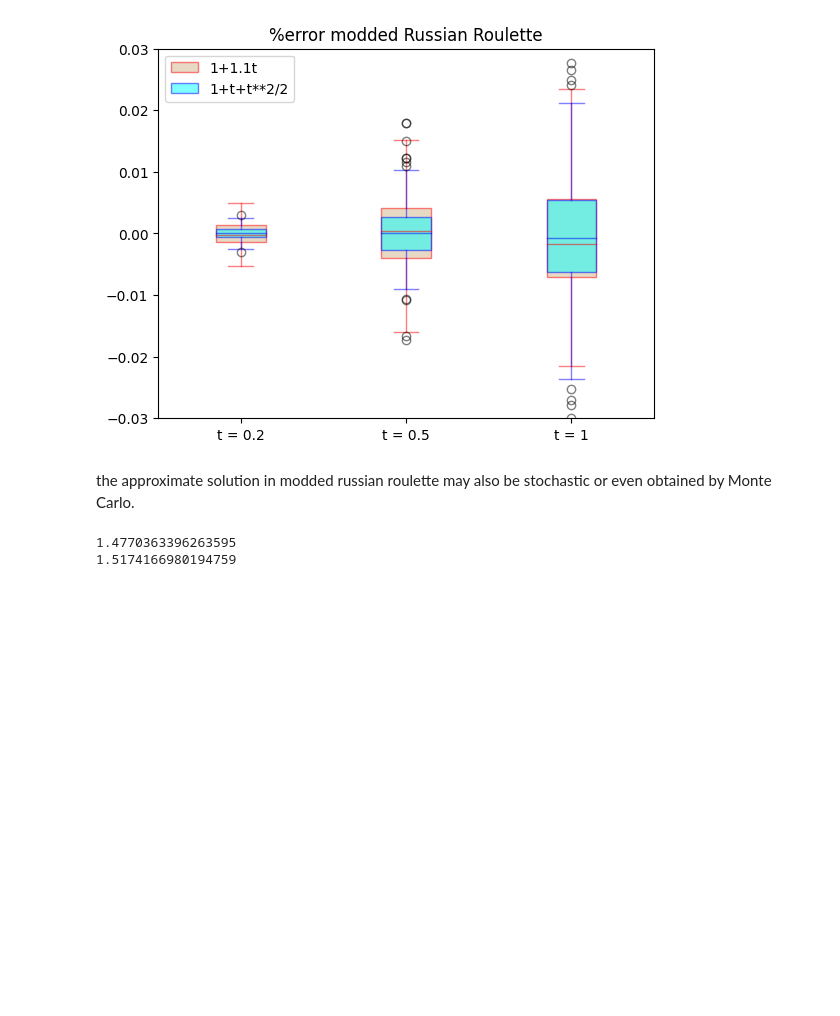
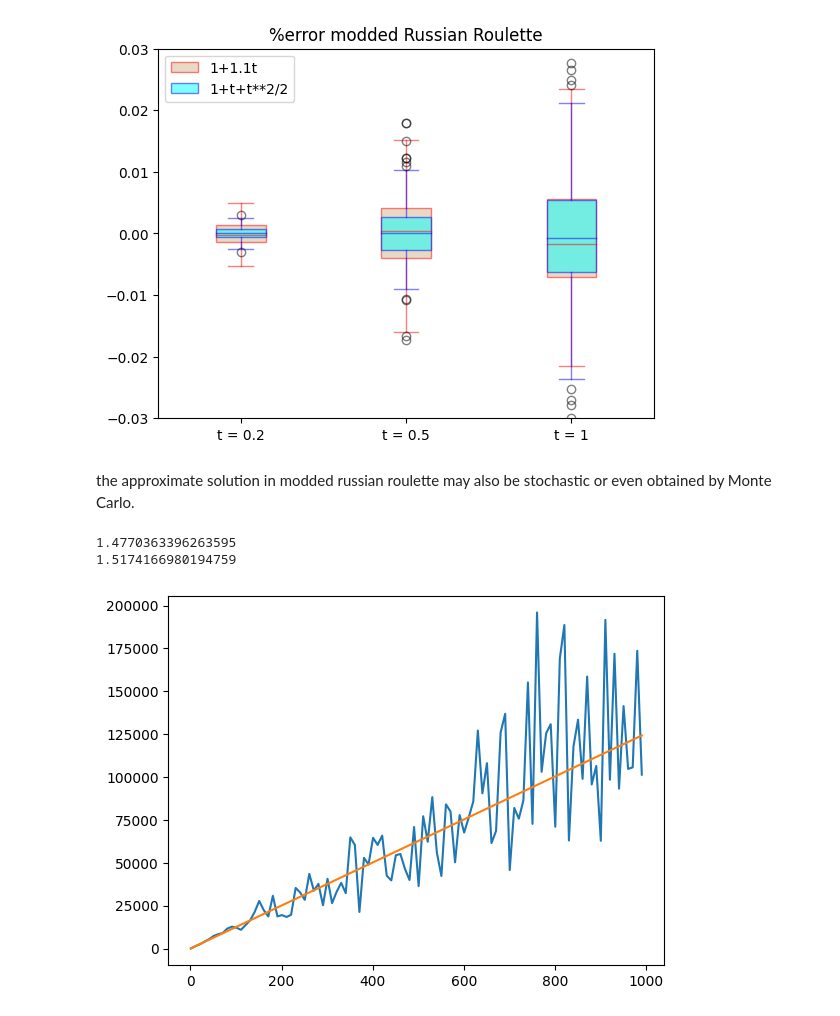
Before and after one commit to ISIPINK/masterthesis_MC_linear_ODEs, a Jupyter notebook: experiments/tests_period_3/russian roulette analysis.ipynb, the cells around one changed output. Drawn from its saved outputs; the diff is of its cells as text; code cells hidden in the pictures; blank space fills up the shorter version.

```diff
--- a/experiments/tests_period_3/russian roulette analysis.ipynb
+++ b/experiments/tests_period_3/russian roulette analysis.ipynb
@@ -97,3 +97,19 @@ print(x2control)
 # %% [output]
 1.4770363396263595
 1.5174166980194759
+# %%
+from random import random as U
+import numpy as np
+import matplotlib.pyplot as plt
+
+def test(l):
+    return l * (np.sin(U() +1 + np.exp(U()))-20 *U()) if U()<1/l else 0
+
+ls = np.arange(1,1000,10)
+vars = [np.var([ test(l) for _ in range(10000)]) for l in ls]
+
+plt.plot(ls,vars)
+plt.plot(ls,ls*(np.average(vars[-5:]))/1000)
+plt.show()
+# %% [output]
+[figure, added]
```
Also changed, not shown: 4 other files.
